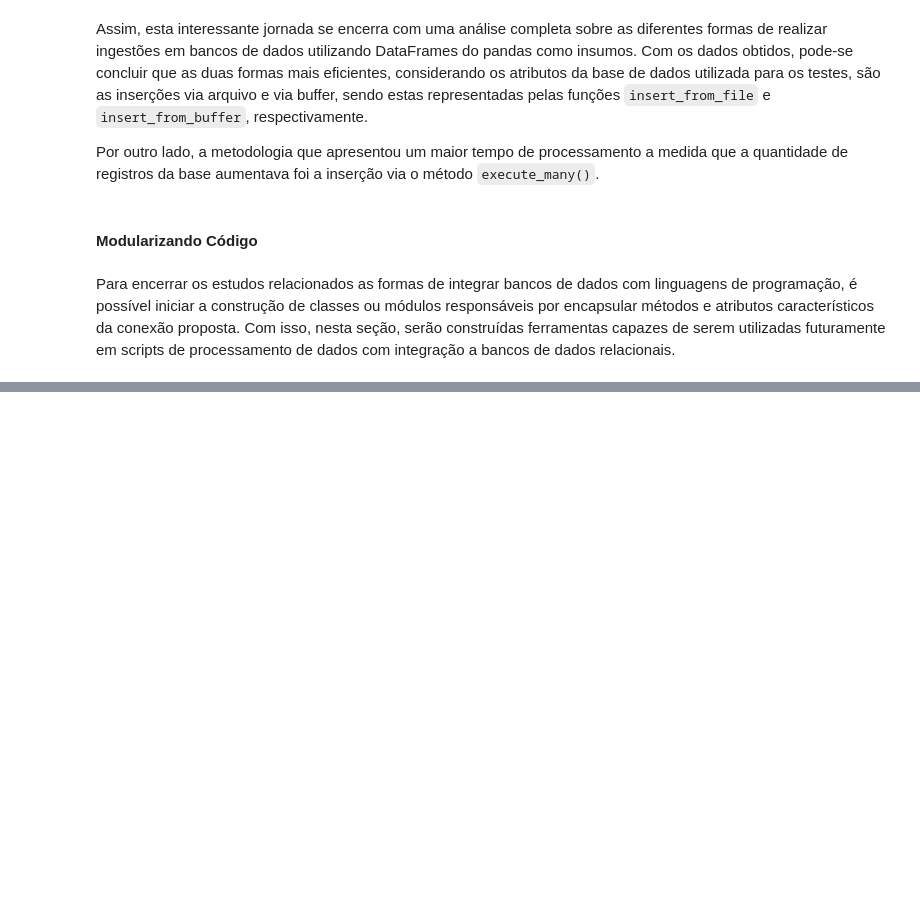
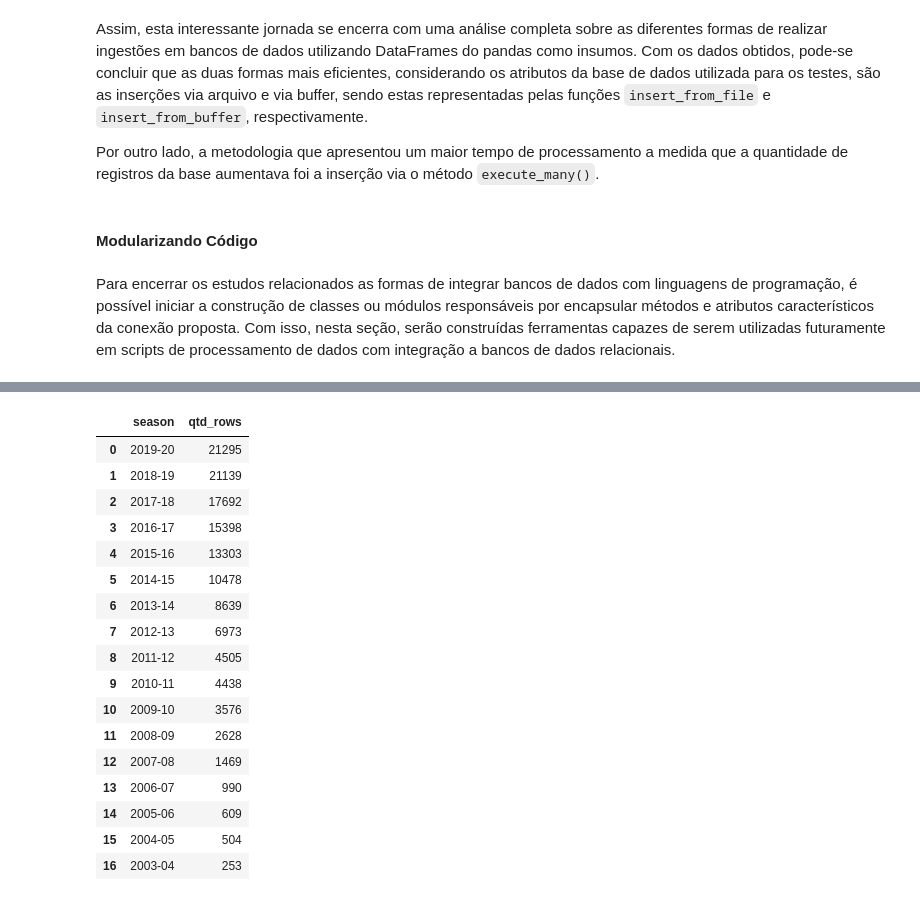
Before and after one commit to ThiagoPanini/nbaflow, a Jupyter notebook: notebooks/NBAFlow-aws-migration.ipynb, the cells around one changed output, grey strips where cells are left out. Drawn from its saved outputs; the diff is of its cells as text; code cells hidden in the pictures; blank space fills up the shorter version.

```diff
--- a/notebooks/NBAFlow-aws-migration.ipynb
+++ b/notebooks/NBAFlow-aws-migration.ipynb
@@ -1660,0 +1755,12 @@ query = 'SELECT player_id, player_name FROM table_name'
+# %%
+# Lendo variáveis de ambiente
+load_dotenv(find_dotenv())
+
+# Definindo variáveis do projeto
+DATA_PATH = r'C:\Users\thipa\workspaces\nbaflow\data'
+FILENAME = 'all_players_gamelog.csv'
+TABLE = 'nba_players_gamelog'
+
+# Lendo base de dados
+df = pd.read_csv(os.path.join(DATA_PATH, 'all_players_gamelog.csv'))
+df.head()
@@ -1660,0 +1839,18 @@ query = 'SELECT player_id, player_name FROM table_name'
+# %%
+# Retornando a quantidade de registros por temporada
+query = f"""
+    SELECT
+        season,
+        count(1) AS qtd_rows
+
+    FROM {TABLE}
+
+    GROUP BY
+        season
+
+    ORDER BY
+        season DESC
+"""
+nba_seasons = db.select_values(query, columns=['season', 'qtd_rows'])
+nba_seasons
+# %% [output]
@@ -1660,0 +1858,18 @@ query = 'SELECT player_id, player_name FROM table_name'
+|  | season | qtd_rows |
+| 0 | 2019-20 | 21295 |
+| 1 | 2018-19 | 21139 |
+| 2 | 2017-18 | 17692 |
+| 3 | 2016-17 | 15398 |
+| 4 | 2015-16 | 13303 |
+| 5 | 2014-15 | 10478 |
+| 6 | 2013-14 | 8639 |
+| 7 | 2012-13 | 6973 |
+| 8 | 2011-12 | 4505 |
+| 9 | 2010-11 | 4438 |
+| 10 | 2009-10 | 3576 |
+| 11 | 2008-09 | 2628 |
+| 12 | 2007-08 | 1469 |
+| 13 | 2006-07 | 990 |
+| 14 | 2005-06 | 609 |
+| 15 | 2004-05 | 504 |
+| 16 | 2003-04 | 253 |
```
Also changed, not shown: parts of 11 cells of this notebook.
